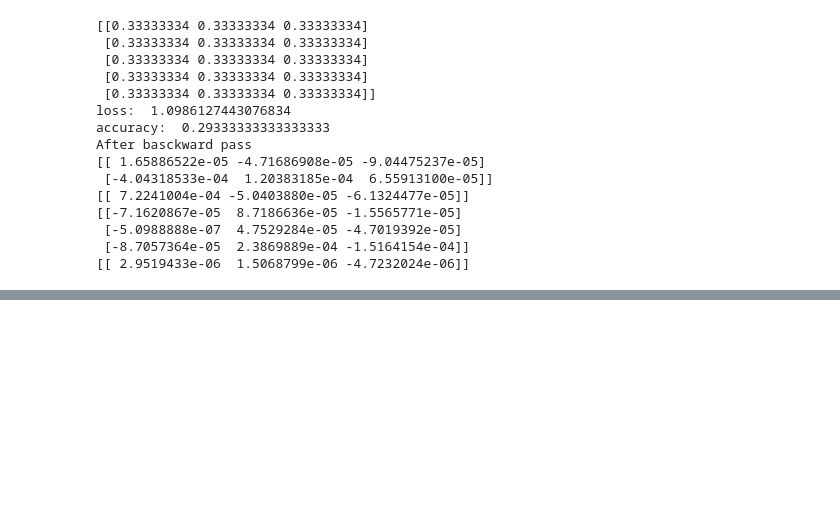
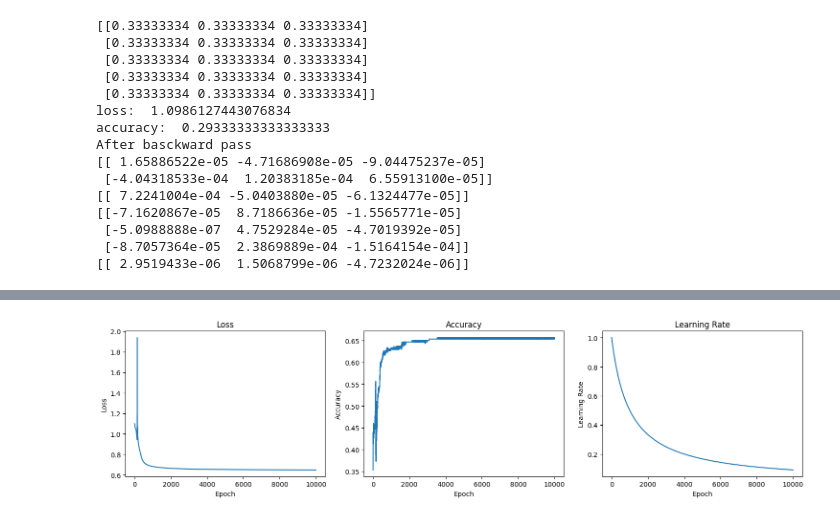
Before and after one commit to Bansnetsajak007/coreMachineLearningandDeepLearning, a Jupyter notebook: DeepLearning/NeuralNetworkFromStratch/AnnStratch.ipynb, the cells around one changed output, grey strips where cells are left out. Cells and saved outputs as stored; diff of their text form; code cells hidden in the pictures; blank space fills up the shorter version.

```diff
--- a/DeepLearning/NeuralNetworkFromStratch/AnnStratch.ipynb
+++ b/DeepLearning/NeuralNetworkFromStratch/AnnStratch.ipynb
@@ -463,0 +513,76 @@ Error:
+# %%
+# full pipeline with momentum optimizer
+
+import matplotlib.pyplot as plt
+
+losses = []
+accuracies = []
+learning_rates = []
+
+dense1 = DenseLayer(2,64)
+activation1 = Activation_ReLU()
+
+dense2 = DenseLayer(64,3)
+
+loss_activation = ACtivation_softmax_Loss_CategoricalCrossentropy()
+optimizer = Optimizer_SGD(learning_rate=1., decay=1e-3, momentum=0.9)
+
+#training loop
+for epoch in range(10001):
+    dense1.forward_pass(X)
+    activation1.forward(dense1.out)  # forward pass through activation
+
+    dense2.forward_pass(activation1.output)  # forward pass through second dense layer
+    loss = loss_activation.forward(dense2.out, y_true_matrix)  # forward pass through combined
+
+    predictions = np.argmax(loss_activation.output, axis=1)
+    if len(y.shape) == 2:
+        y = np.argmax(y, axis=1)
+
+    accuracy = np.mean(predictions == y)
+
+    losses.append(loss)
+    accuracies.append(accuracy)
+
+
+    if not epoch % 100:
+        print(f'epoch: {epoch}, ' +
+              f'loss: {loss:.3f}, ' +
+              f'accuracy: {accuracy:.3f}',
+              f'learning rate: {optimizer.current_learning_rate}')
+
+    #backward pass
+    loss_activation.backward(loss_activation.output,y)  #derivation of loss with respect to output
+    dense2.backward_pass(loss_activation.dinputs) #derivation of loss with respect to weights and biases of dense2 layer
+    activation1.backward(dense2.dinputs) #derivation of loss with respect to output of dense1 layer passing relu derivative
+    dense1.backward_pass(activation1.dinputs) #derivation of loss with respect to weights and biases of dense1 layer
+
+    optimizer.pre_update_params()
+    optimizer.update_params(dense1)
+    optimizer.update_params(dense2)
+    optimizer.post_update_params()
+    learning_rates.append(optimizer.current_learning_rate)
+
+# Plot
+plt.figure(figsize=(15,4))
+plt.subplot(1,3,1)
+plt.plot(losses)
+plt.title('Loss')
+plt.xlabel('Epoch')
+plt.ylabel('Loss')
+
+plt.subplot(1,3,2)
+plt.plot(accuracies)
+plt.title('Accuracy')
+plt.xlabel('Epoch')
+plt.ylabel('Accuracy')
+
+plt.subplot(1,3,3)
+plt.plot(learning_rates)
+plt.title('Learning Rate')
+plt.xlabel('Epoch')
+plt.ylabel('Learning Rate')
+
+plt.tight_layout()
+plt.show()
+# %% [output]
@@ -463,0 +606 @@ Error:
+[figure, added]
```
Also changed, not shown: parts of 5 cells of this notebook, 1 other file.
